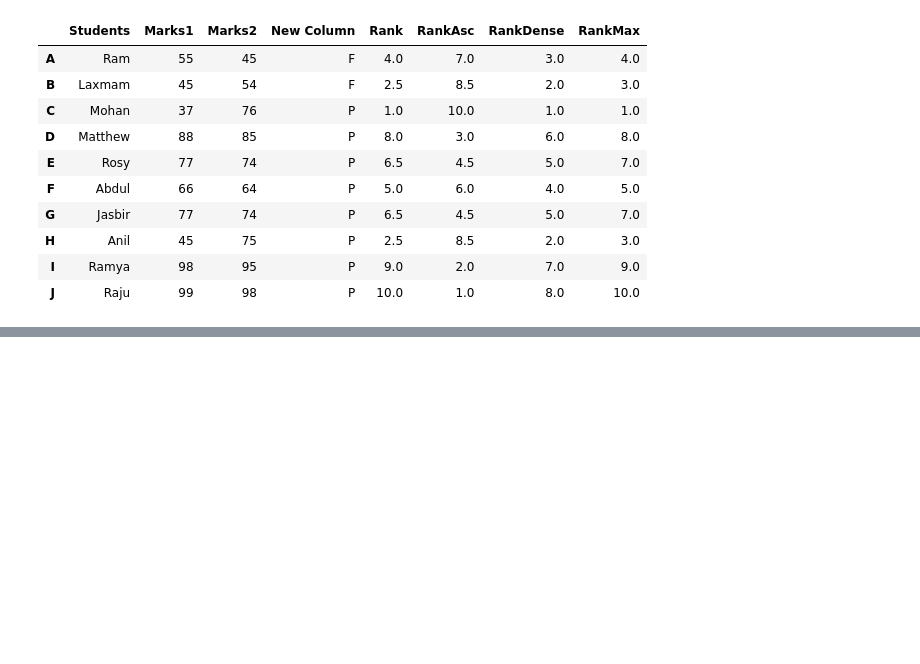
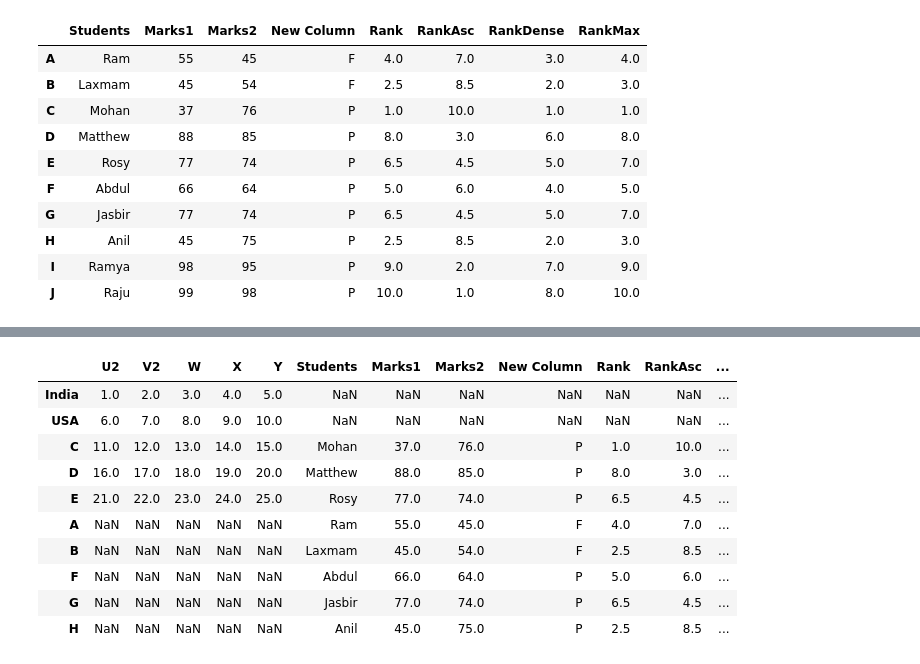
Before and after one commit to sfdxlwcSs/python-Basics, a Jupyter notebook: 101124/10thNovember.ipynb, the cells around one changed output, grey strips where cells are left out. Drawn from its saved outputs; the diff is of its cells as text; code cells hidden in the pictures; blank space fills up the shorter version.

```diff
--- a/101124/10thNovember.ipynb
+++ b/101124/10thNovember.ipynb
@@ -752,0 +821,14 @@ df2
+# %%
+pd.concat([df,df2],axis=1) #Note if rows and column don't match it will give NaN
+# %% [output]
+|  | U2 | V2 | W | X | Y | Students | Marks1 | Marks2 | New Column | Rank | RankAsc | ... |
+| India | 1.0 | 2.0 | 3.0 | 4.0 | 5.0 | NaN | NaN | NaN | NaN | NaN | NaN | ... |
+| USA | 6.0 | 7.0 | 8.0 | 9.0 | 10.0 | NaN | NaN | NaN | NaN | NaN | NaN | ... |
+| C | 11.0 | 12.0 | 13.0 | 14.0 | 15.0 | Mohan | 37.0 | 76.0 | P | 1.0 | 10.0 | ... |
+| D | 16.0 | 17.0 | 18.0 | 19.0 | 20.0 | Matthew | 88.0 | 85.0 | P | 8.0 | 3.0 | ... |
+| E | 21.0 | 22.0 | 23.0 | 24.0 | 25.0 | Rosy | 77.0 | 74.0 | P | 6.5 | 4.5 | ... |
+| A | NaN | NaN | NaN | NaN | NaN | Ram | 55.0 | 45.0 | F | 4.0 | 7.0 | ... |
+| B | NaN | NaN | NaN | NaN | NaN | Laxmam | 45.0 | 54.0 | F | 2.5 | 8.5 | ... |
+| F | NaN | NaN | NaN | NaN | NaN | Abdul | 66.0 | 64.0 | P | 5.0 | 6.0 | ... |
+| G | NaN | NaN | NaN | NaN | NaN | Jasbir | 77.0 | 74.0 | P | 6.5 | 4.5 | ... |
+| H | NaN | NaN | NaN | NaN | NaN | Anil | 45.0 | 75.0 | P | 2.5 | 8.5 | ... |
```
Also changed, not shown: parts of 8 cells of this notebook.
